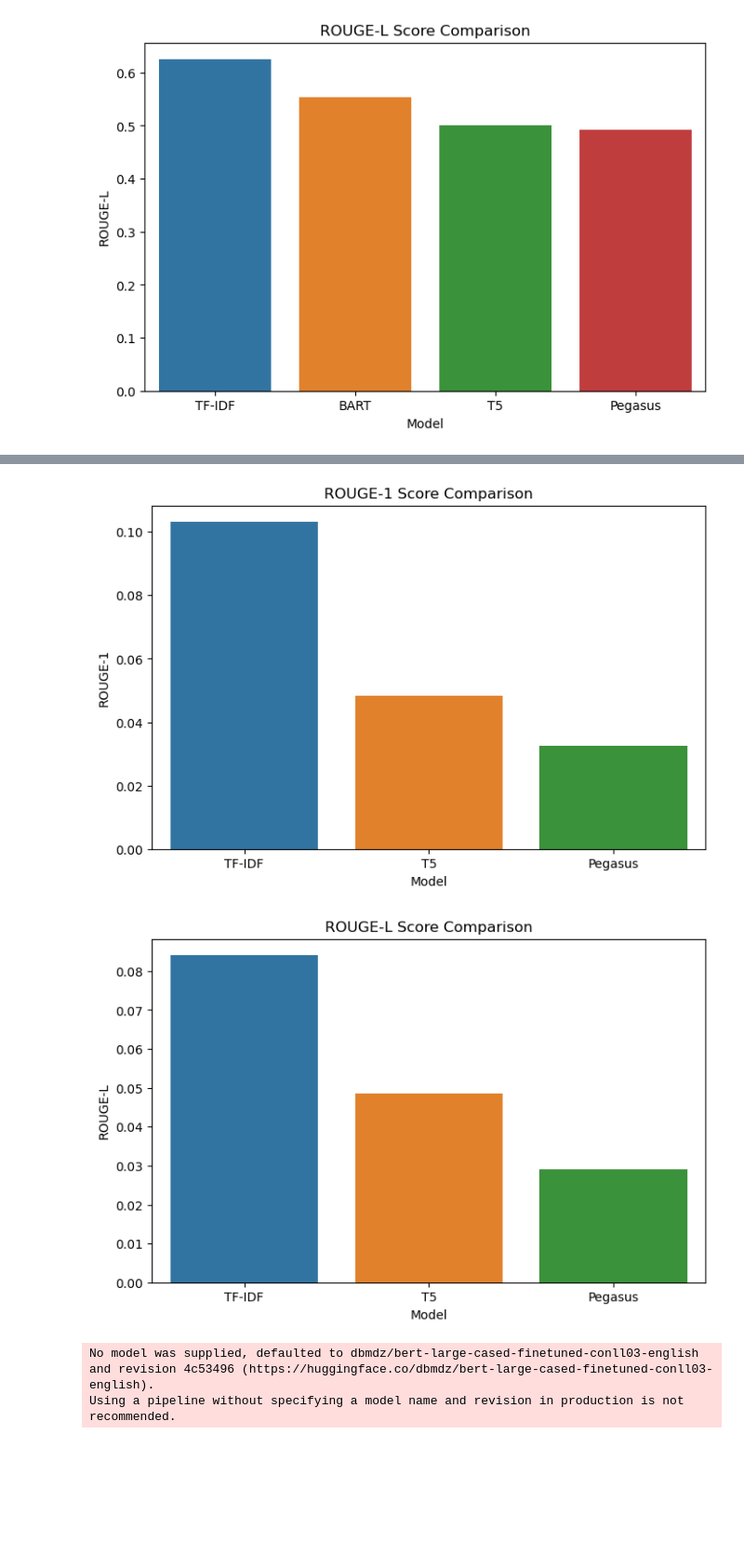
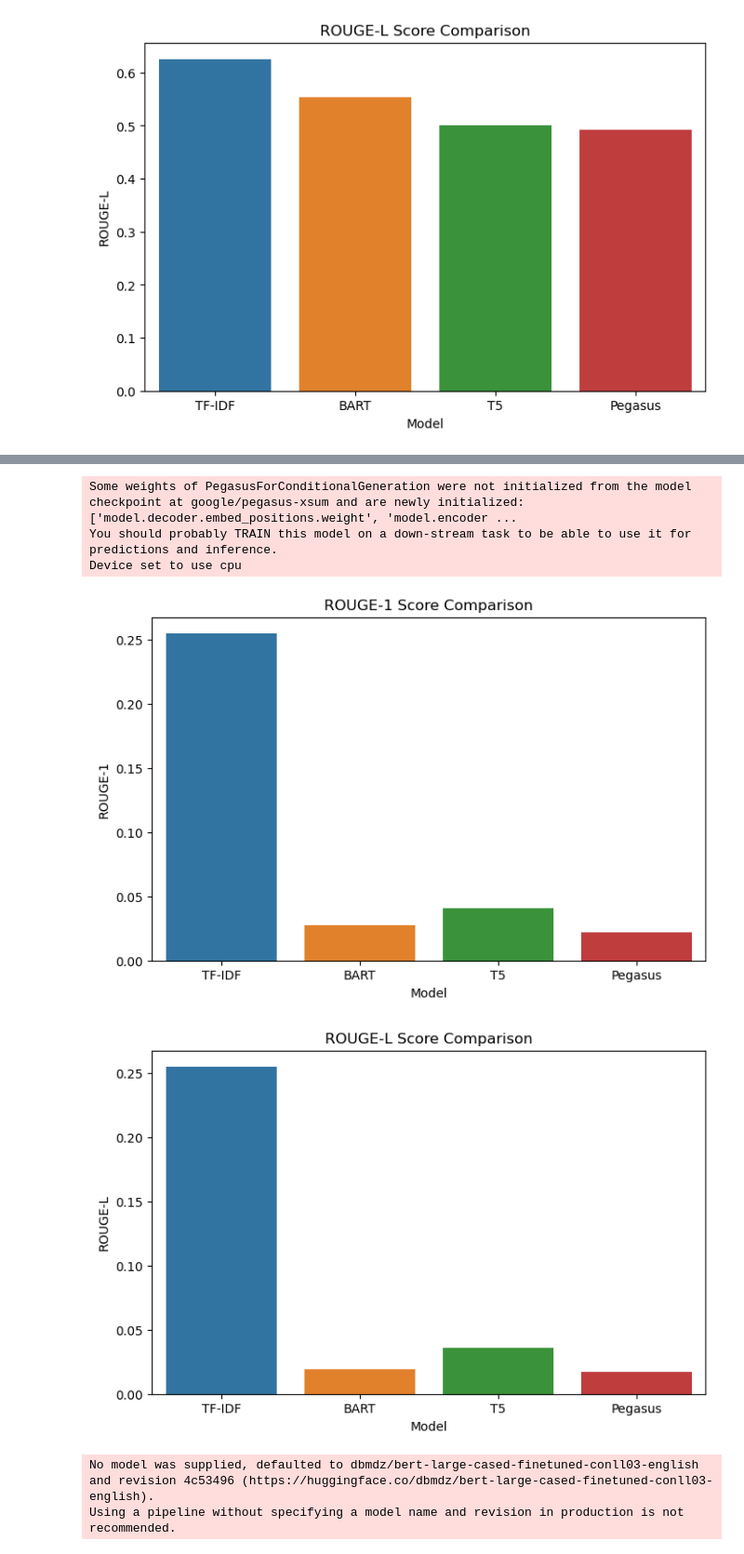
Before and after one commit to spandanaa10/ML_proj, a Jupyter notebook: text_summarization.ipynb, the cells around one changed output, grey strips where cells are left out. Shown: that part at 93% size. Saved outputs shown, nothing was run; the diff lists cells and outputs as text; code cells hidden in the pictures; blank space fills up the shorter version.

```diff
--- a/text_summarization.ipynb
+++ b/text_summarization.ipynb
@@ -467,36 +496,39 @@ scorer = rouge_scorer.RougeScorer(['rouge1', 'rougeL'], use_stemmer=True)
 
 reference = reference_summary  # from your dataset
 tfidf = tfidf_summary(sample_text)
 #bart = summarize_with_bart(sample_text)
 t5 = summarize_with_t5(sample_text)
 pegasus = summarize_with_pegasus(sample_text)
 
 # Compute scores
 scores = {
     'TF-IDF': scorer.score(reference, tfidf),
-    #'BART': scorer.score(reference, bart),
+    'BART': scorer.score(reference, bart),
     'T5': scorer.score(reference, t5),
     'Pegasus': scorer.score(reference, pegasus)
 }
 
 rouge_df = pd.DataFrame({
     'Model': scores.keys(),
     'ROUGE-1': [s['rouge1'].fmeasure for s in scores.values()],
     'ROUGE-L': [s['rougeL'].fmeasure for s in scores.values()]
 })
 
 plt.figure(figsize=(8,5))
 sns.barplot(data=rouge_df, x='Model', y='ROUGE-1')
 plt.title("ROUGE-1 Score Comparison")
 plt.show()
 
 plt.figure(figsize=(8,5))
 sns.barplot(data=rouge_df, x='Model', y='ROUGE-L')
 plt.title("ROUGE-L Score Comparison")
 plt.show()
 # %% [output]
+Some weights of PegasusForConditionalGeneration were not initialized from the model checkpoint at google/pegasus-xsum and are newly initialized: ['model.decoder.embed_positions.weight', 'model.encoder ...
+You should probably TRAIN this model on a down-stream task to be able to use it for predictions and inference.
+Device set to use cpu
-[figure, old version]
+[figure, new version]
-[figure, old version]
+[figure, new version]
 # %%
 import pandas as pd
 import re
```
Also changed, not shown: parts of 1 cell of this notebook.
